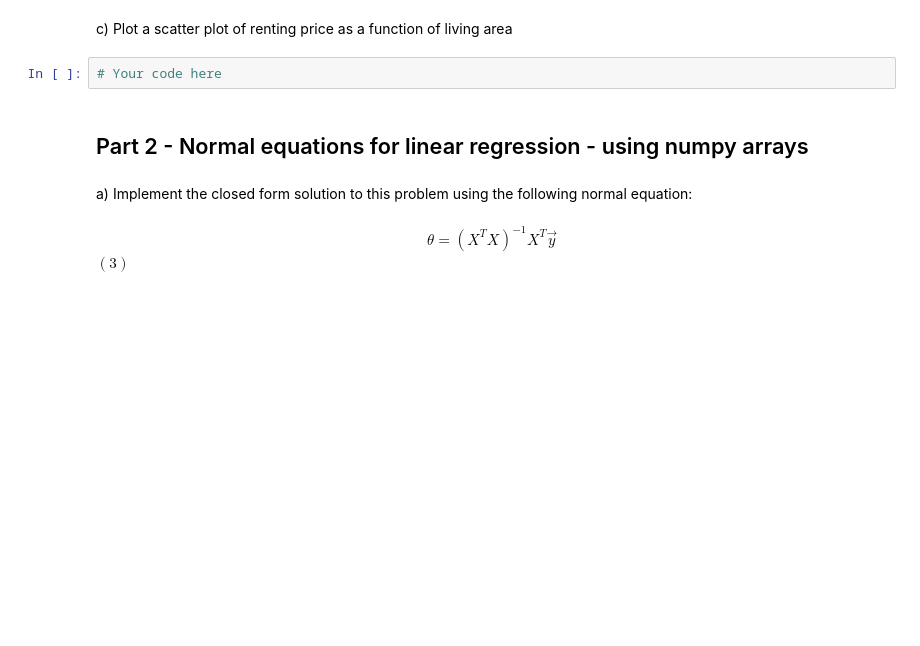
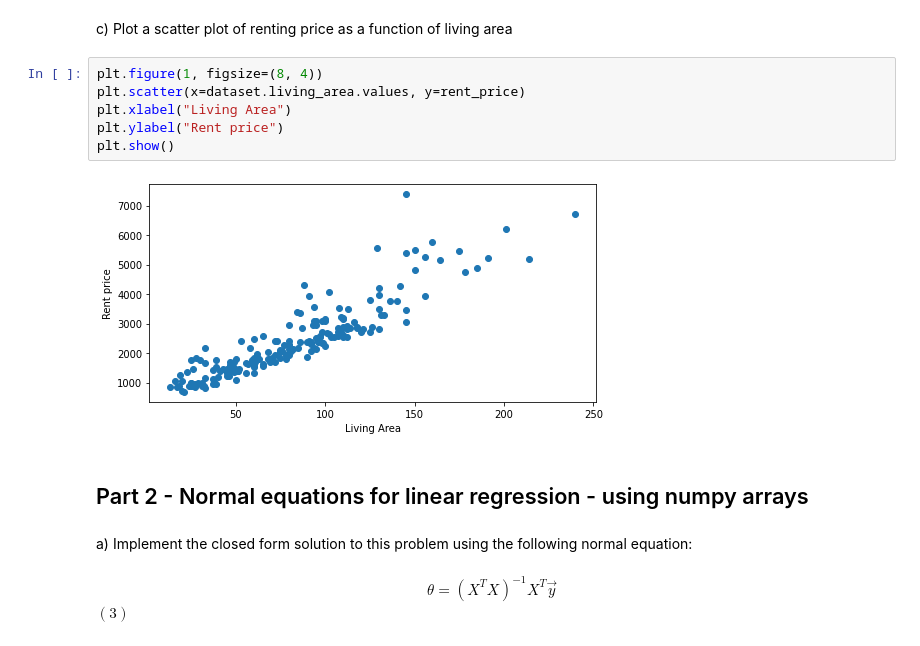
Before and after one commit to MatthiasEg/MSE_DeLearn, a Jupyter notebook: SW01/linear_regression/linear-regression-stud.ipynb, the cells around one changed output. Cells and saved outputs as stored; diff of their text form; blank space fills up the shorter version.

```diff
--- a/SW01/linear_regression/linear-regression-stud.ipynb
+++ b/SW01/linear_regression/linear-regression-stud.ipynb
@@ -46,7 +65,13 @@ b) Plot a histogram to visualize the distribution of the living area
 # %% [markdown]
 c) Plot a scatter plot of renting price as a function of living area
 # %%
-# Your code here
+plt.figure(1, figsize=(8, 4))
+plt.scatter(x=dataset.living_area.values, y=rent_price)
+plt.xlabel("Living Area")
+plt.ylabel("Rent price")
+plt.show()
+# %% [output]
+[figure, added]
 # %% [markdown]
 ## Part 2 - Normal equations for linear regression - using numpy arrays
 # %% [markdown]
```
Also changed, not shown: parts of 9 cells of this notebook.
